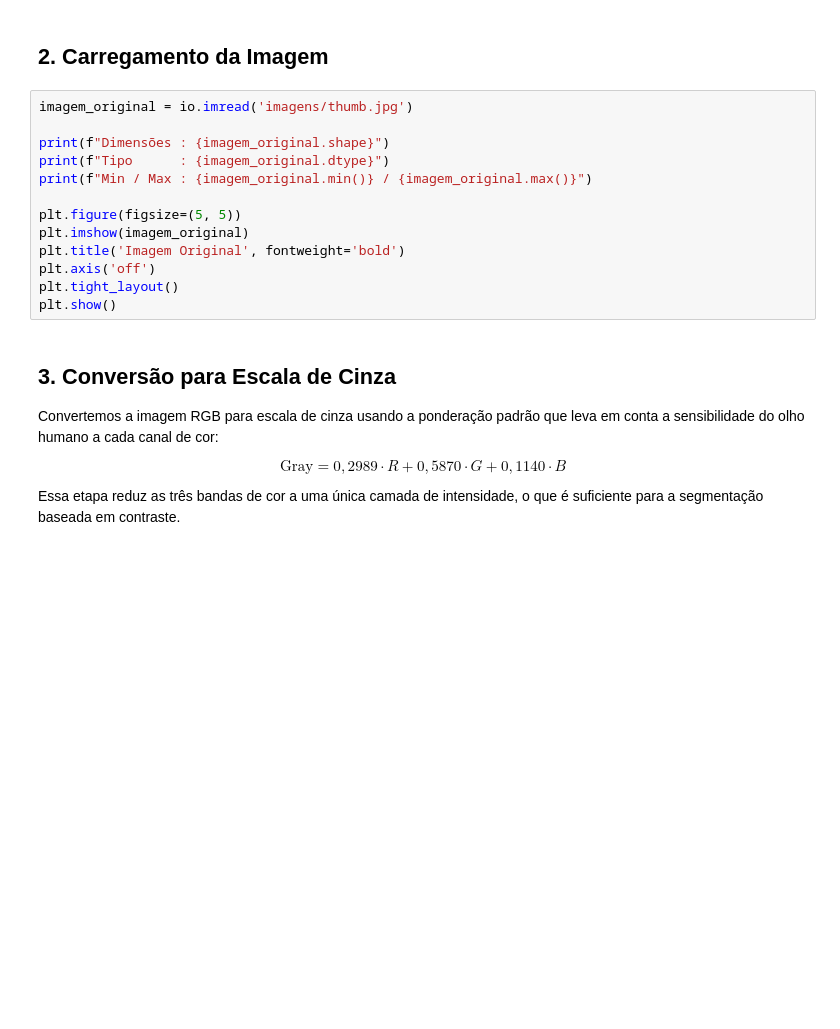
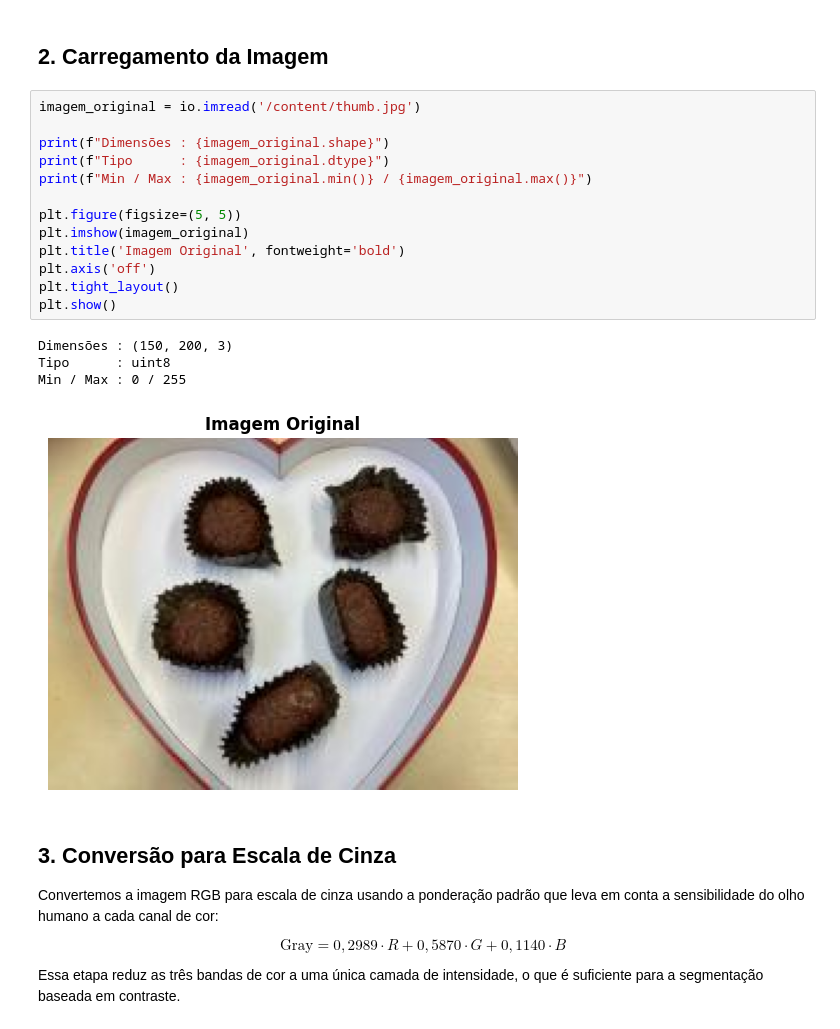
Before and after one commit to flaviocwz/pimg_proj, a Jupyter notebook: files/segmentacao_bombons.ipynb, the cells around one changed output. Drawn from its saved outputs; the diff is of its cells as text; blank space fills up the shorter version.

```diff
--- a/files/segmentacao_bombons.ipynb
+++ b/files/segmentacao_bombons.ipynb
@@ -35,18 +37,23 @@ print("Bibliotecas importadas com sucesso!")
 # %% [markdown]
 ## 2. Carregamento da Imagem
 # %%
-imagem_original = io.imread('imagens/thumb.jpg')
+imagem_original = io.imread('/content/thumb.jpg')
 
 print(f"Dimensões : {imagem_original.shape}")
 print(f"Tipo      : {imagem_original.dtype}")
 print(f"Min / Max : {imagem_original.min()} / {imagem_original.max()}")
 
 plt.figure(figsize=(5, 5))
 plt.imshow(imagem_original)
 plt.title('Imagem Original', fontweight='bold')
 plt.axis('off')
 plt.tight_layout()
 plt.show()
+# %% [output]
+Dimensões : (150, 200, 3)
+Tipo      : uint8
+Min / Max : 0 / 255
+[figure, added]
 # %% [markdown]
 ## 3. Conversão para Escala de Cinza
 
```
Also changed, not shown: parts of 9 cells of this notebook.
